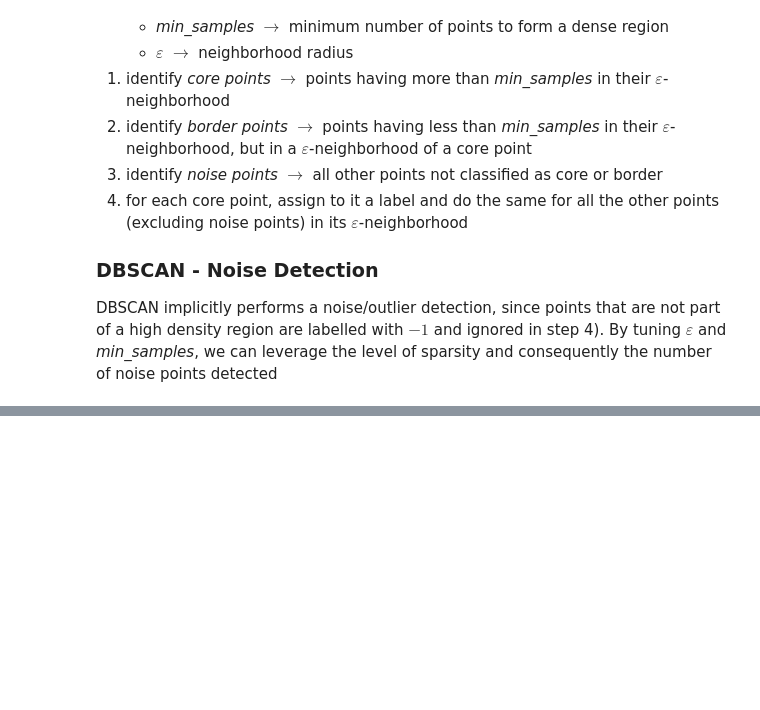
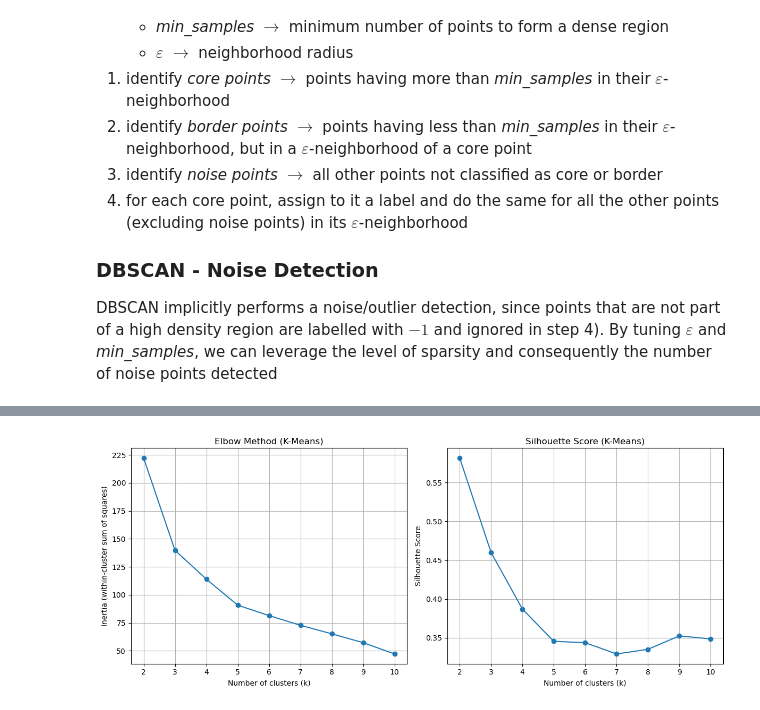
Before and after one commit to MAL-TO/Workshop-ML, a Jupyter notebook: lab04/main.ipynb, the cells around one changed output, grey strips where cells are left out. Cells and saved outputs as stored; diff of their text form; code cells hidden in the pictures; blank space fills up the shorter version.

```diff
--- a/lab04/main.ipynb
+++ b/lab04/main.ipynb
@@ -283,0 +337,38 @@ for name, labels in labelings.items():
+# %%
+from sklearn.metrics import silhouette_score
+
+# Range of k values to try
+k_range = range(2, 11)
+
+inertia = []
+silhouette_scores = []
+
+for k in k_range:
+    kmeans = KMeans(n_clusters=k, random_state=0)
+    labels = kmeans.fit_predict(iris_scaled_df)
+
+    inertia.append(kmeans.inertia_)  # Sum of squared distances to closest cluster center
+    silhouette_scores.append(silhouette_score(iris_scaled_df, labels))
+
+# Plotting the Elbow Method
+plt.figure(figsize=(12, 5))
+
+plt.subplot(1, 2, 1)
+plt.plot(k_range, inertia, marker='o')
+plt.title("Elbow Method (K-Means)")
+plt.xlabel("Number of clusters (k)")
+plt.ylabel("Inertia (within-cluster sum of squares)")
+plt.grid(True)
+
+# Plotting Silhouette Scores
+plt.subplot(1, 2, 2)
+plt.plot(k_range, silhouette_scores, marker='o')
+plt.title("Silhouette Score (K-Means)")
+plt.xlabel("Number of clusters (k)")
+plt.ylabel("Silhouette Score")
+plt.grid(True)
+
+plt.tight_layout()
+plt.show()
+# %% [output]
+[figure, added]
```
Also changed, not shown: parts of 17 cells of this notebook.
